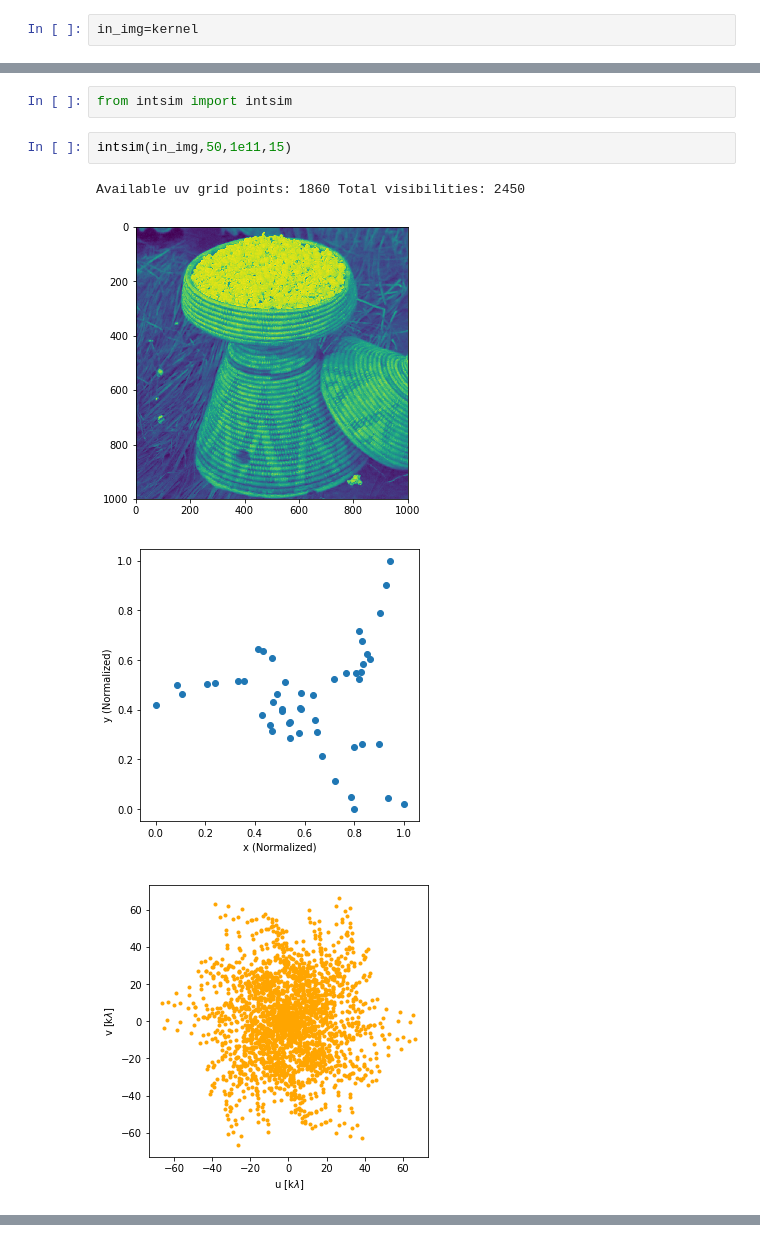
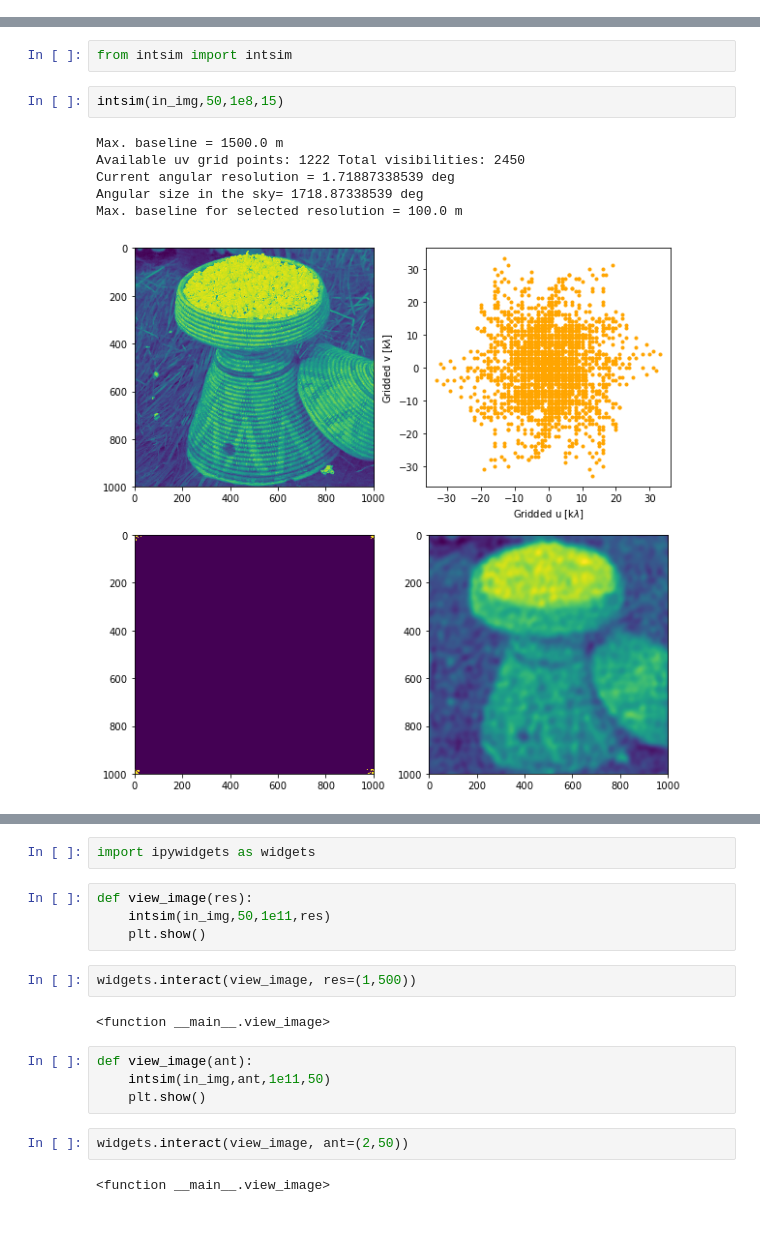
Before and after one commit to saint-germain/interferometry, a Jupyter notebook: InterferometrySimulator.ipynb, the cells around one changed output, grey strips where cells are left out. Drawn from its saved outputs; the diff is of its cells as text.

Commit message:
widget

```diff
--- a/InterferometrySimulator.ipynb
+++ b/InterferometrySimulator.ipynb
@@ -11,8 +11,6 @@ plt.imshow(in_img);
 [figure]
 # %%
 AA=np.loadtxt("almapos.txt")
-# %%
-in_img=kernel
 # %%
 ant = 30 # number of antennae, must be between 2 and 50
 # %%
@@ -155,9 +159,11 @@ kernel.shape
 # %%
 from intsim import intsim
 # %%
-intsim(in_img,50,1e11,15)
+intsim(in_img,50,1e8,15)
 # %% [output]
-Available uv grid points: 1860 Total visibilities: 2450
+Max. baseline = 1500.0 m
+Available uv grid points: 1222 Total visibilities: 2450
+Current angular resolution = 1.71887338539 deg
+Angular size in the sky= 1718.87338539 deg
+Max. baseline for selected resolution = 100.0 m
-[figure, old version]
+[figure, new version]
-[figure, removed]
-[figure, removed]
@@ -165,0 +170,18 @@ Available uv grid points: 1860 Total visibilities: 2450
+# %%
+import ipywidgets as widgets
+# %%
+def view_image(res):
+    intsim(in_img,50,1e11,res)
+    plt.show()
+# %%
+widgets.interact(view_image, res=(1,500))
+# %% [output]
+<function __main__.view_image>
+# %%
+def view_image(ant):
+    intsim(in_img,ant,1e11,50)
+    plt.show()
+# %%
+widgets.interact(view_image, ant=(2,50))
+# %% [output]
+<function __main__.view_image>
```
Also changed, not shown: parts of 15 cells of this notebook, 1 other file.
